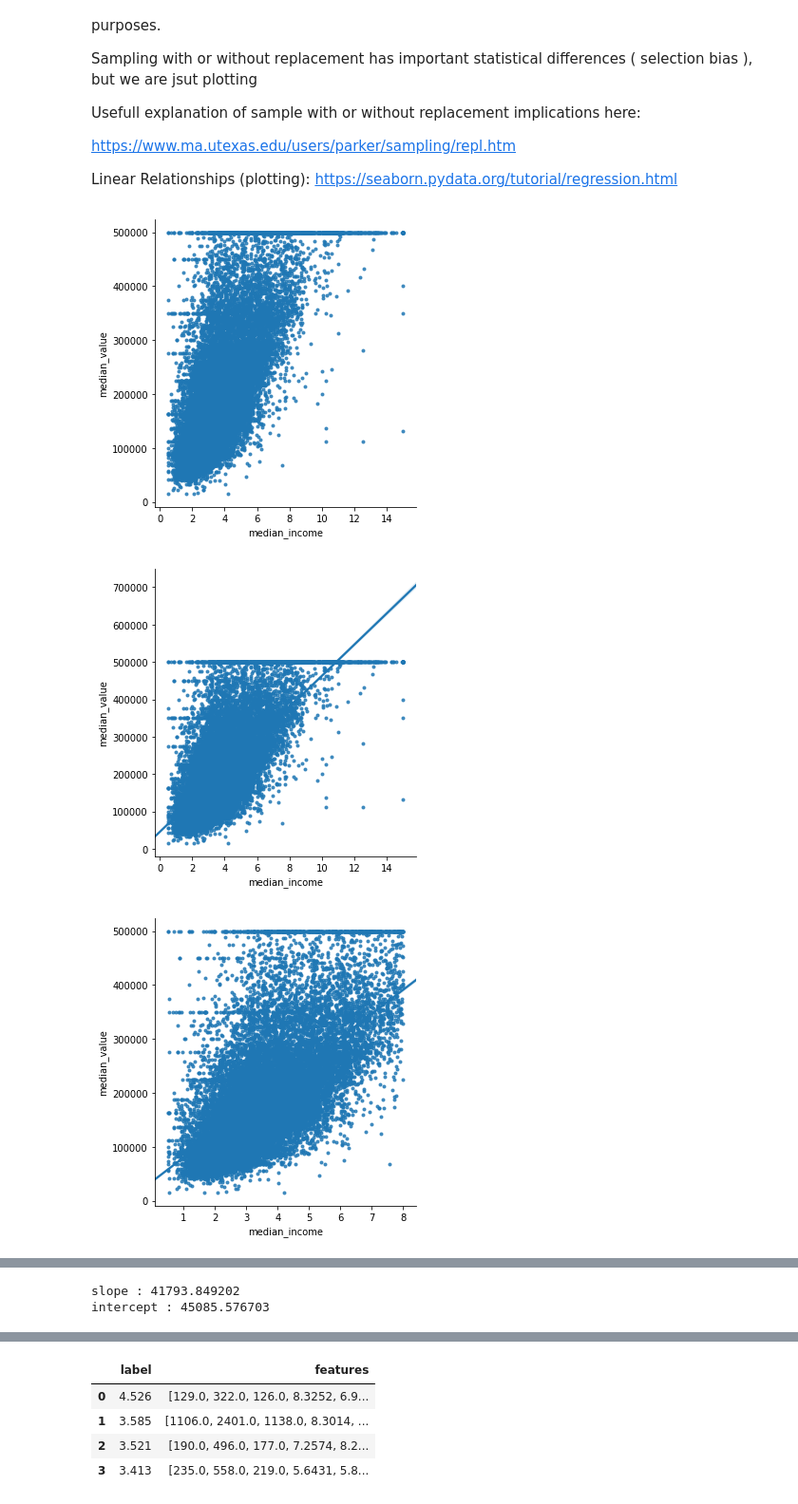
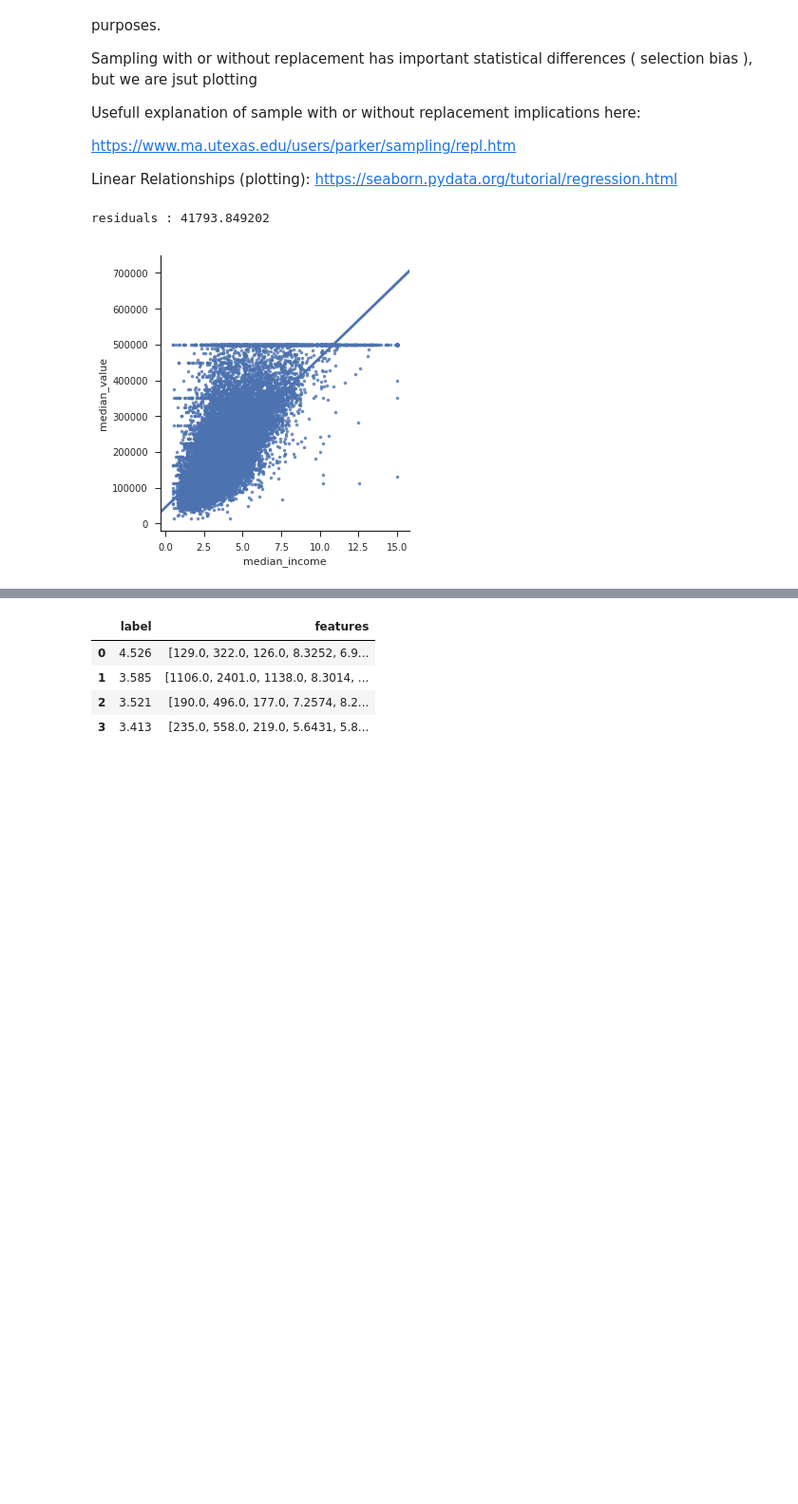
Before and after one commit to asierabreu/spark-course, a Jupyter notebook: Notebooks/Lab5/Lab5-ML-LinearRegression-Example1.ipynb, the cells around one changed output, grey strips where cells are left out. Shown at 95% size. Drawn from its saved outputs; the diff is of its cells as text; code cells hidden in the pictures; blank space fills up the shorter version.

```diff
--- a/Notebooks/Lab5/Lab5-ML-LinearRegression-Example1.ipynb
+++ b/Notebooks/Lab5/Lab5-ML-LinearRegression-Example1.ipynb
@@ -276,34 +270,16 @@ https://seaborn.pydata.org/tutorial/regression.html
 # %%
 import matplotlib.pyplot as plt
 import seaborn as sns
-sns.lmplot("median_income", "median_value", data=df.toPandas(), fit_reg=False,markers=".")
 sns.lmplot("median_income", "median_value", data=df.toPandas(), fit_reg=True, markers=".")
-
 #
-# Note :
-# There seems to a nb of 'outliers' in this context
-# meaning there are records with high income but low median_value
-# those dont reflect the majority of your inputs for the model
-# so i;m going to simply get rid of them for this purpose
+# SIMPLE , least squares fit
 #
-my_df=df.filter(df['median_income']<8.0)
-
-sns.lmplot("median_income", "median_value", data=my_df.toPandas(), fit_reg=True, markers=".")
-sns.lmplot("total_bedrooms", "median_value", data=df.toPandas(), fit_reg=False, markers=".")
-plt.show()
-
-
-#
-# Important Note : you will always want to normalize your data
+# IMPORTANT NOTE : you will -always- want to scale your data
 # before doing this below , is there just for simple demo purposes
 #
-
-# Linear Regression Fits
 import numpy as np
-m,b = np.polyfit(df.toPandas()['median_income'], df.toPandas()['median_value'], 1)
-print('slope : %f' % m)
-print('intercept : %f' % b)
+resi,rank,sing,rcond,c=np.polyfit(df.toPandas()['median_income'], df.toPandas()['median_value'], 1,full=True)
+print('residuals : %f' % resi[0])
 # %% [output]
+residuals : 41793.849202
-[figure, old version]
+[figure, new version]
-[figure, removed]
-[figure, removed]
@@ -311,5 +286,3 @@ print('intercept : %f' % b)
-slope : 41793.849202
-intercept : 45085.576703
 # %%
 import seaborn as sns
 sns.set(style="ticks", color_codes=True )
```
Also changed, not shown: parts of 19 cells of this notebook.
